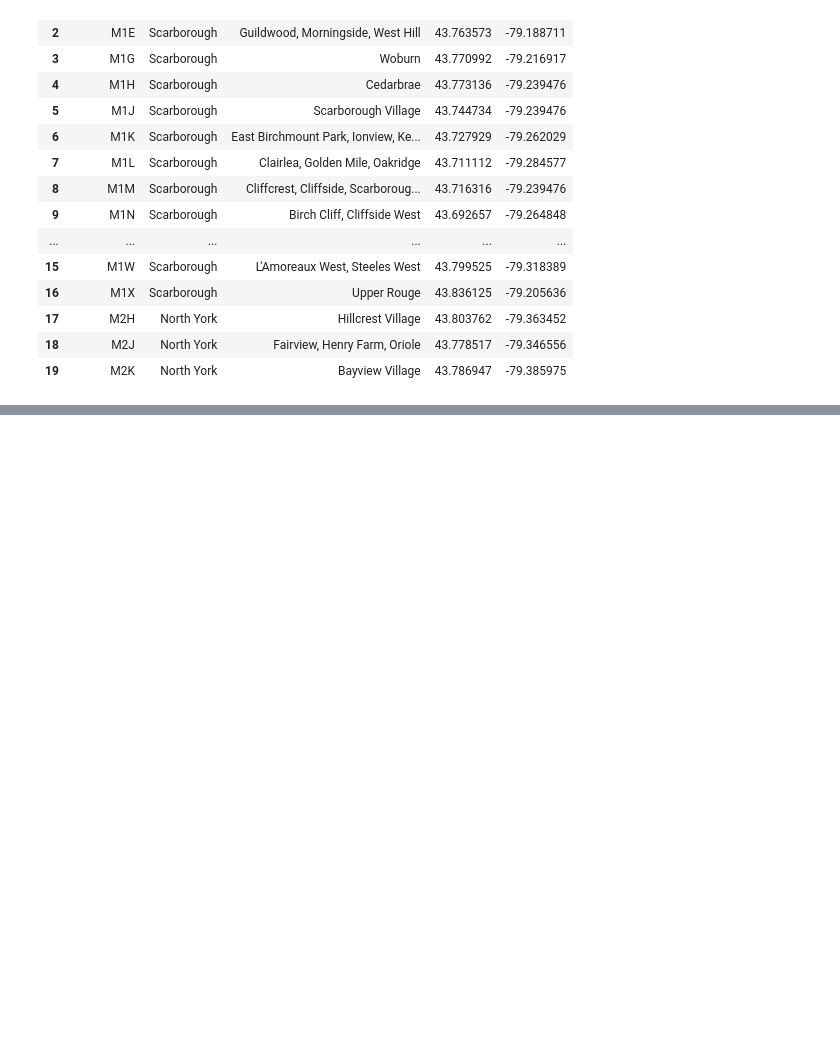
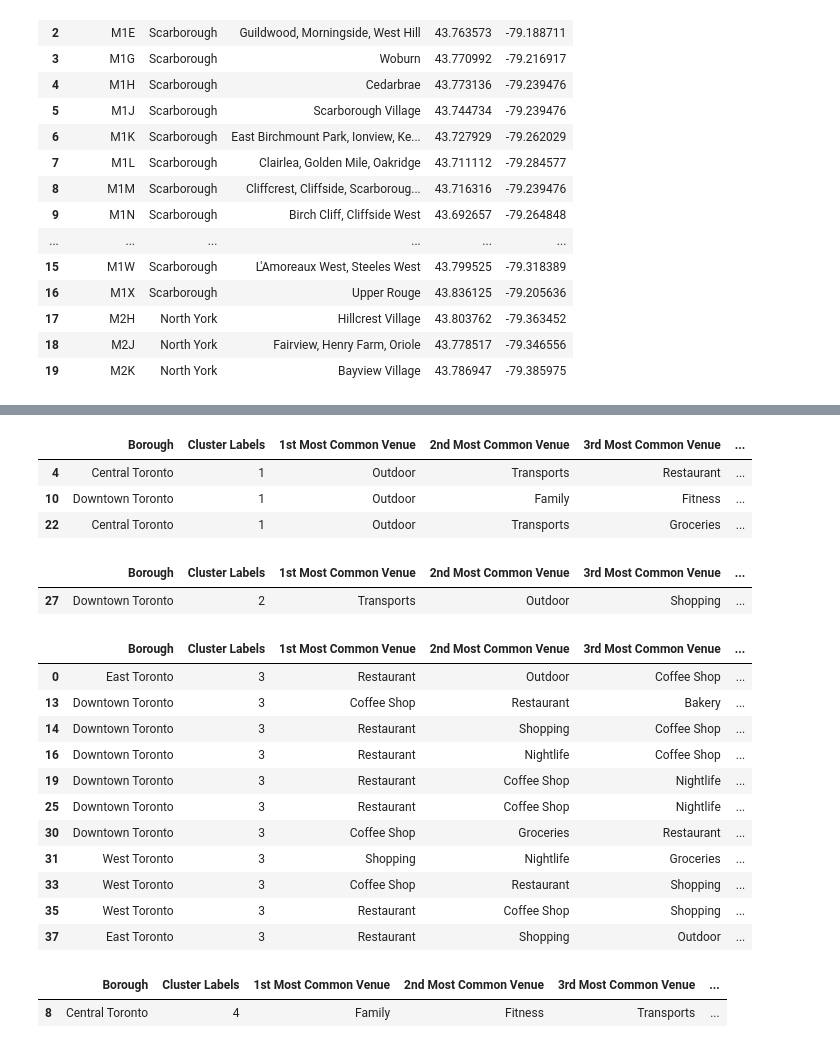
Before and after one commit to laramirez/Coursera_Capstone, a Jupyter notebook: toronto_neighborhoods_clustering.ipynb, the cells around one changed output, grey strips where cells are left out. Drawn from its saved outputs; the diff is of its cells as text; code cells hidden in the pictures; blank space fills up the shorter version.

```diff
--- a/toronto_neighborhoods_clustering.ipynb
+++ b/toronto_neighborhoods_clustering.ipynb
@@ -103,0 +636,36 @@ df_final.head(20)
+# %%
+# Explore cluster 1
+df_merge.loc[df_merge['Cluster Labels'] == 1, df_merge.columns[[1] + list(range(5, df_merge.shape[1]))]]
+# %% [output]
+|  | Borough | Cluster Labels | 1st Most Common Venue | 2nd Most Common Venue | 3rd Most Common Venue | ... |
+| 4 | Central Toronto | 1 | Outdoor | Transports | Restaurant | ... |
+| 10 | Downtown Toronto | 1 | Outdoor | Family | Fitness | ... |
+| 22 | Central Toronto | 1 | Outdoor | Transports | Groceries | ... |
+# %%
+# Explore cluster 2
+df_merge.loc[df_merge['Cluster Labels'] == 2, df_merge.columns[[1] + list(range(5, df_merge.shape[1]))]]
+# %% [output]
+|  | Borough | Cluster Labels | 1st Most Common Venue | 2nd Most Common Venue | 3rd Most Common Venue | ... |
+| 27 | Downtown Toronto | 2 | Transports | Outdoor | Shopping | ... |
+# %%
+# Explore cluster 3
+df_merge.loc[df_merge['Cluster Labels'] == 3, df_merge.columns[[1] + list(range(5, df_merge.shape[1]))]]
+# %% [output]
+|  | Borough | Cluster Labels | 1st Most Common Venue | 2nd Most Common Venue | 3rd Most Common Venue | ... |
+| 0 | East Toronto | 3 | Restaurant | Outdoor | Coffee Shop | ... |
+| 13 | Downtown Toronto | 3 | Coffee Shop | Restaurant | Bakery | ... |
+| 14 | Downtown Toronto | 3 | Restaurant | Shopping | Coffee Shop | ... |
+| 16 | Downtown Toronto | 3 | Restaurant | Nightlife | Coffee Shop | ... |
+| 19 | Downtown Toronto | 3 | Restaurant | Coffee Shop | Nightlife | ... |
+| 25 | Downtown Toronto | 3 | Restaurant | Coffee Shop | Nightlife | ... |
+| 30 | Downtown Toronto | 3 | Coffee Shop | Groceries | Restaurant | ... |
+| 31 | West Toronto | 3 | Shopping | Nightlife | Groceries | ... |
+| 33 | West Toronto | 3 | Coffee Shop | Restaurant | Shopping | ... |
+| 35 | West Toronto | 3 | Restaurant | Coffee Shop | Shopping | ... |
+| 37 | East Toronto | 3 | Restaurant | Shopping | Outdoor | ... |
+# %%
+# Explore cluster 4
+df_merge.loc[df_merge['Cluster Labels'] == 4, df_merge.columns[[1] + list(range(5, df_merge.shape[1]))]]
+# %% [output]
+|  | Borough | Cluster Labels | 1st Most Common Venue | 2nd Most Common Venue | 3rd Most Common Venue | ... |
+| 8 | Central Toronto | 4 | Family | Fitness | Transports | ... |
```
Also changed, not shown: parts of 16 cells of this notebook.
